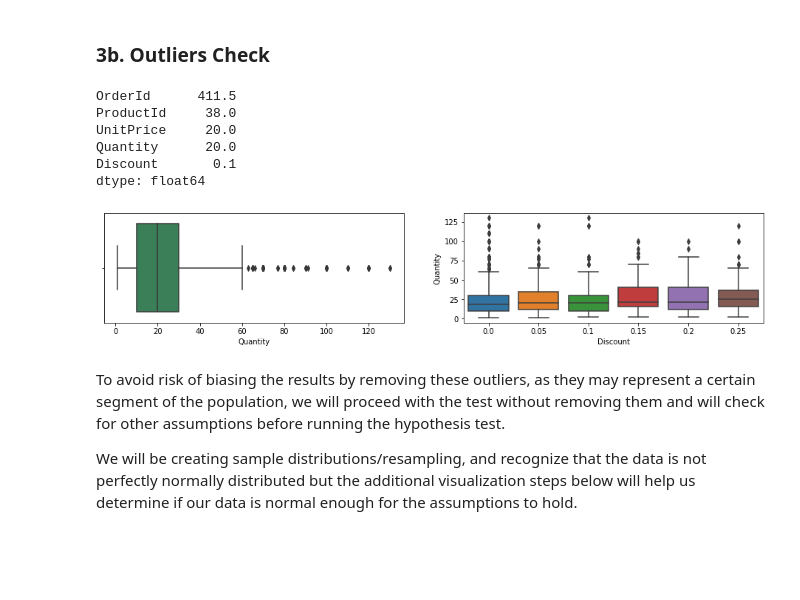
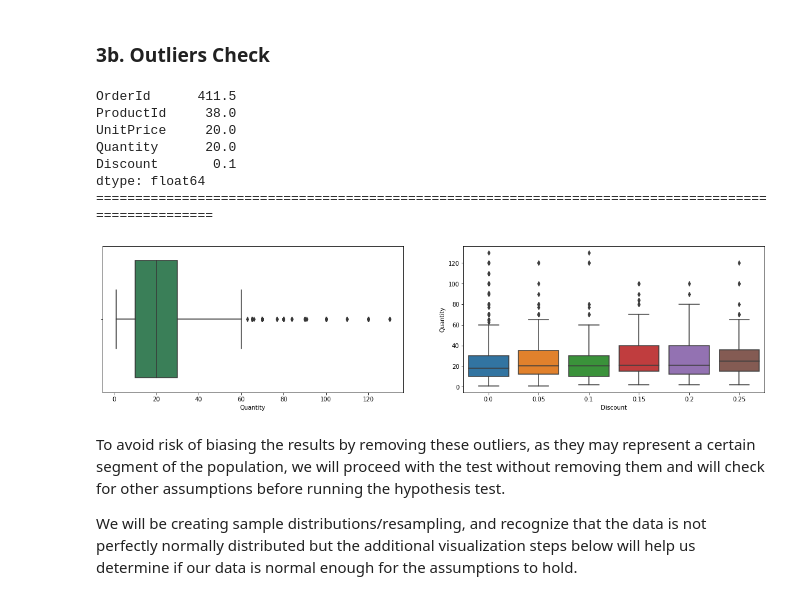
Before and after one commit to cpedrasa/dsc-mod-3-project-online-ds-sp-000, a Jupyter notebook: student.ipynb, the cells around one changed output. Cells and saved outputs as stored; diff of their text form; code cells hidden in the pictures; blank space fills up the shorter version.

```diff
--- a/student.ipynb
+++ b/student.ipynb
@@ -445,24 +461,25 @@ The idea that the customers tend to increase the quantity of products ordered if
 # %%
 #Check for Outliers
 Q1 = OrderDetail.quantile(0.25)
 Q3 = OrderDetail.quantile(0.75)
 IQR = Q3 - Q1
 print(IQR) #get the IQR for each column and get the list of outliers
-
+print('=====================================================================================================')
 #Visually inspect for Outliers
-fig = plt.figure(figsize=(16,6))
-a1 = fig.add_subplot(221)
+fig = plt.figure(figsize=(20,10))
+ax1 = fig.add_subplot(221)
 sns.boxplot(OrderDetail['Quantity'] ,color='SEAGREEN')
-a2 = fig.add_subplot(222)
+ax2 = fig.add_subplot(222)
 sns.boxplot( OrderDetail['Discount'] , OrderDetail['Quantity']);
 # %% [output]
 OrderId      411.5
 ProductId     38.0
 UnitPrice     20.0
 Quantity      20.0
 Discount       0.1
 dtype: float64
+=====================================================================================================
-[figure, old version]
+[figure, new version]
 # %% [markdown]
    To avoid risk of biasing the results by removing these outliers, as they may represent a certain segment of the population, we will proceed with the test without removing them and will check for other assumptions before running the hypothesis test.
 
```
Also changed, not shown: parts of 28 cells of this notebook, 1 other file.
